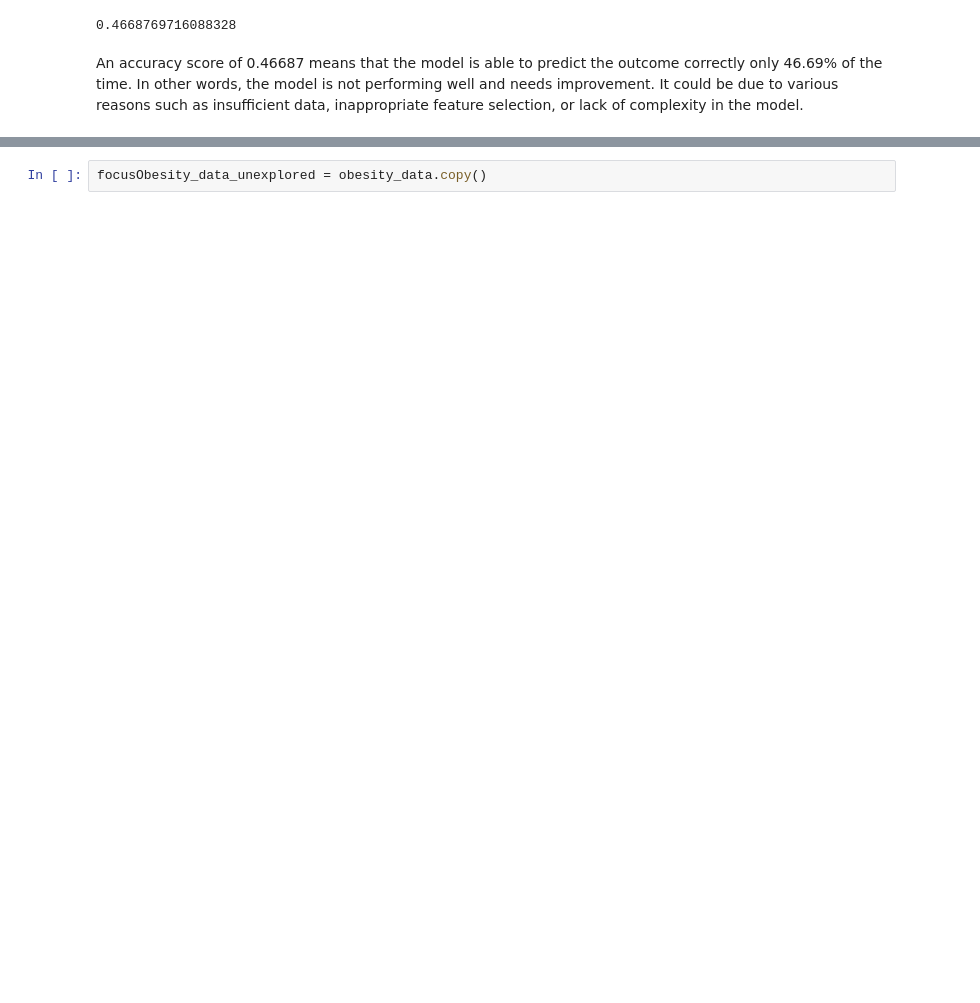
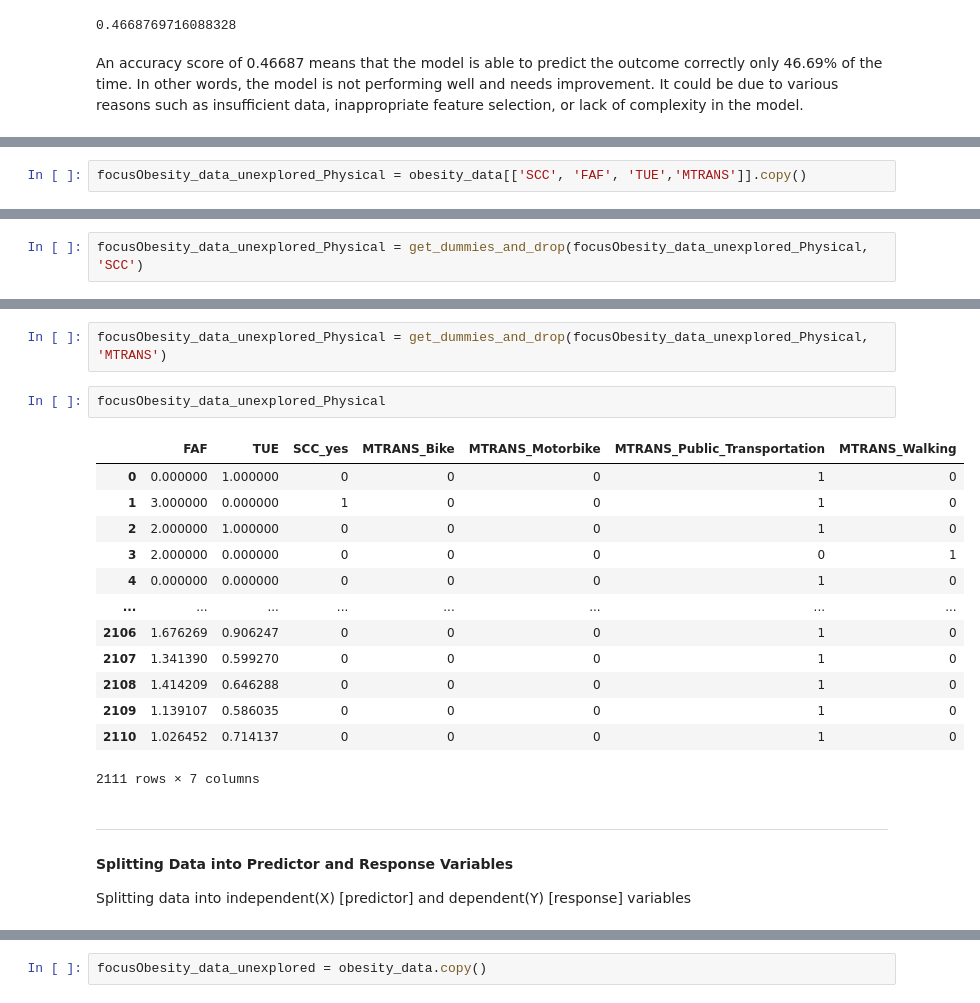
Before and after one commit to nellyzulkiflee/SC1015_Project_2023, a Jupyter notebook: logistic_regression.ipynb, the cells around one changed output, grey strips where cells are left out. Cells and saved outputs as stored; diff of their text form; blank space fills up the shorter version.

```diff
--- a/logistic_regression.ipynb
+++ b/logistic_regression.ipynb
@@ -223,0 +376,2 @@ An accuracy score of 0.46687 means that the model is able to predict the outcome
+# %%
+focusObesity_data_unexplored_Physical = obesity_data[['SCC', 'FAF', 'TUE','MTRANS']].copy()
@@ -223,0 +394,2 @@ An accuracy score of 0.46687 means that the model is able to predict the outcome
+# %%
+focusObesity_data_unexplored_Physical = get_dummies_and_drop(focusObesity_data_unexplored_Physical, 'SCC')
@@ -223,0 +412,22 @@ An accuracy score of 0.46687 means that the model is able to predict the outcome
+# %%
+focusObesity_data_unexplored_Physical = get_dummies_and_drop(focusObesity_data_unexplored_Physical, 'MTRANS')
+# %%
+focusObesity_data_unexplored_Physical
+# %% [output]
+|  | FAF | TUE | SCC_yes | MTRANS_Bike | MTRANS_Motorbike | MTRANS_Public_Transportation | MTRANS_Walking |
+| 0 | 0.000000 | 1.000000 | 0 | 0 | 0 | 1 | 0 |
+| 1 | 3.000000 | 0.000000 | 1 | 0 | 0 | 1 | 0 |
+| 2 | 2.000000 | 1.000000 | 0 | 0 | 0 | 1 | 0 |
+| 3 | 2.000000 | 0.000000 | 0 | 0 | 0 | 0 | 1 |
+| 4 | 0.000000 | 0.000000 | 0 | 0 | 0 | 1 | 0 |
+| ... | ... | ... | ... | ... | ... | ... | ... |
+| 2106 | 1.676269 | 0.906247 | 0 | 0 | 0 | 1 | 0 |
+| 2107 | 1.341390 | 0.599270 | 0 | 0 | 0 | 1 | 0 |
+| 2108 | 1.414209 | 0.646288 | 0 | 0 | 0 | 1 | 0 |
+| 2109 | 1.139107 | 0.586035 | 0 | 0 | 0 | 1 | 0 |
+| 2110 | 1.026452 | 0.714137 | 0 | 0 | 0 | 1 | 0 |
+2111 rows × 7 columns
+# %% [markdown]
+--------------
+#### Splitting Data into Predictor and Response Variables
+Splitting data into independent(X) [predictor] and dependent(Y) [response] variables
```
Also changed, not shown: parts of 87 cells of this notebook.
